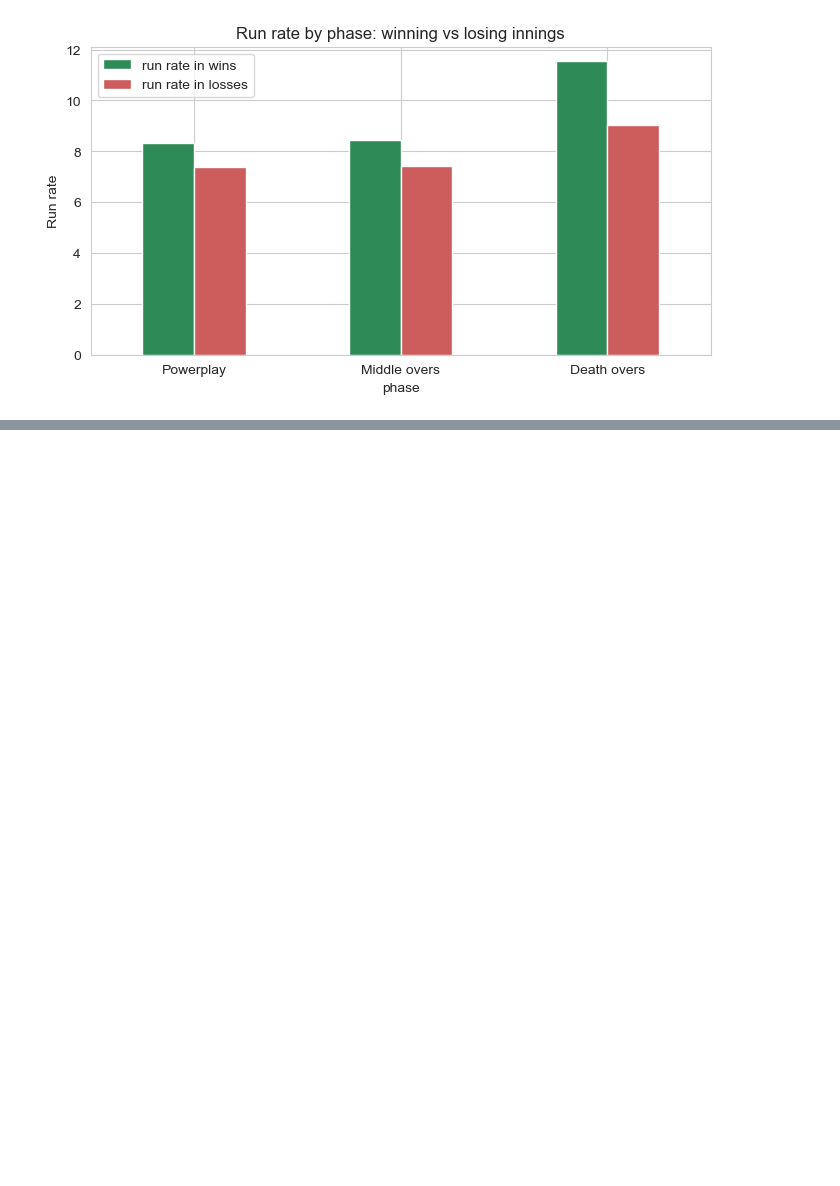
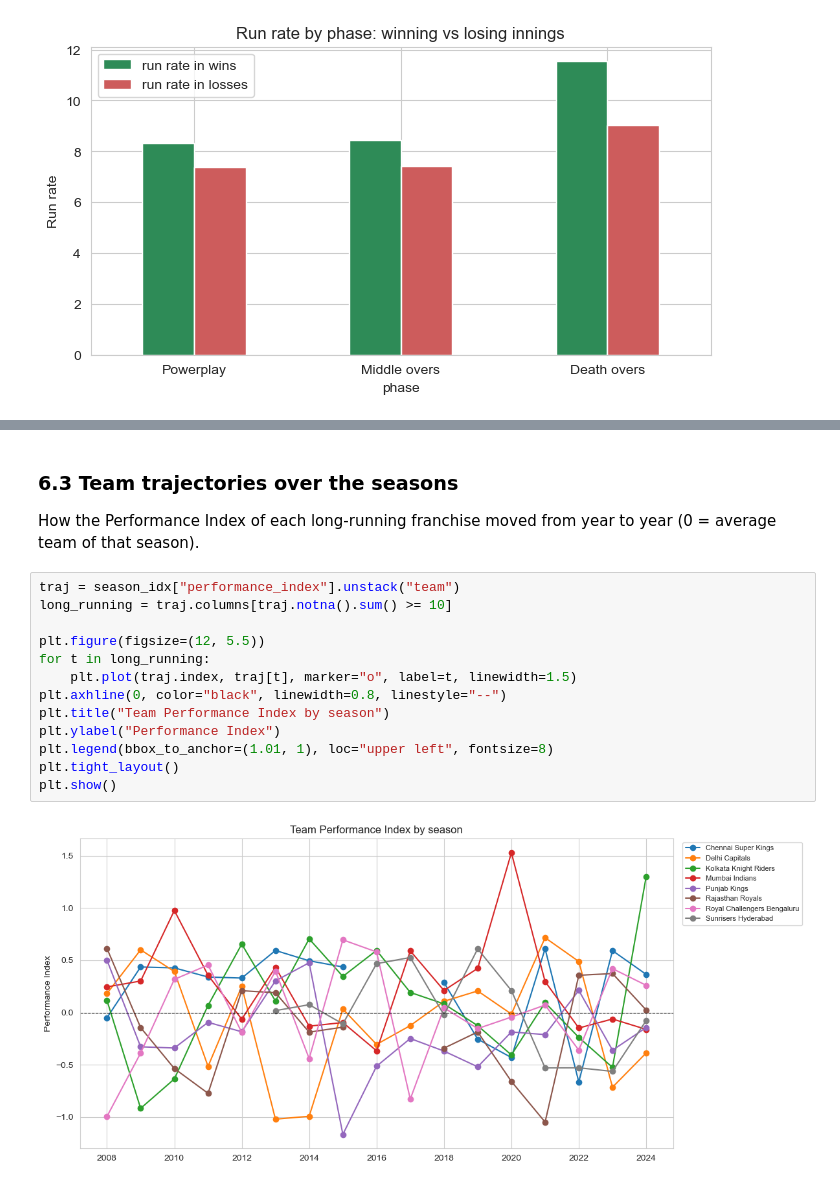
Before and after one commit to prince63aj/mini_project, a Jupyter notebook: ipl_match_prediction_rule_based.ipynb, the cells around one changed output, grey strips where cells are left out. Saved outputs shown, nothing was run; the diff lists cells and outputs as text; blank space fills up the shorter version.

```diff
--- a/ipl_match_prediction_rule_based.ipynb
+++ b/ipl_match_prediction_rule_based.ipynb
@@ -737,0 +917,18 @@ plt.show()
+# %% [markdown]
+### 6.3 Team trajectories over the seasons
+How the Performance Index of each long-running franchise moved from year to year (0 = average team of that season).
+# %%
+traj = season_idx["performance_index"].unstack("team")
+long_running = traj.columns[traj.notna().sum() >= 10]
+
+plt.figure(figsize=(12, 5.5))
+for t in long_running:
+    plt.plot(traj.index, traj[t], marker="o", label=t, linewidth=1.5)
+plt.axhline(0, color="black", linewidth=0.8, linestyle="--")
+plt.title("Team Performance Index by season")
+plt.ylabel("Performance Index")
+plt.legend(bbox_to_anchor=(1.01, 1), loc="upper left", fontsize=8)
+plt.tight_layout()
+plt.show()
+# %% [output]
+[figure, added]
```
Also changed, not shown: parts of 12 cells of this notebook.
